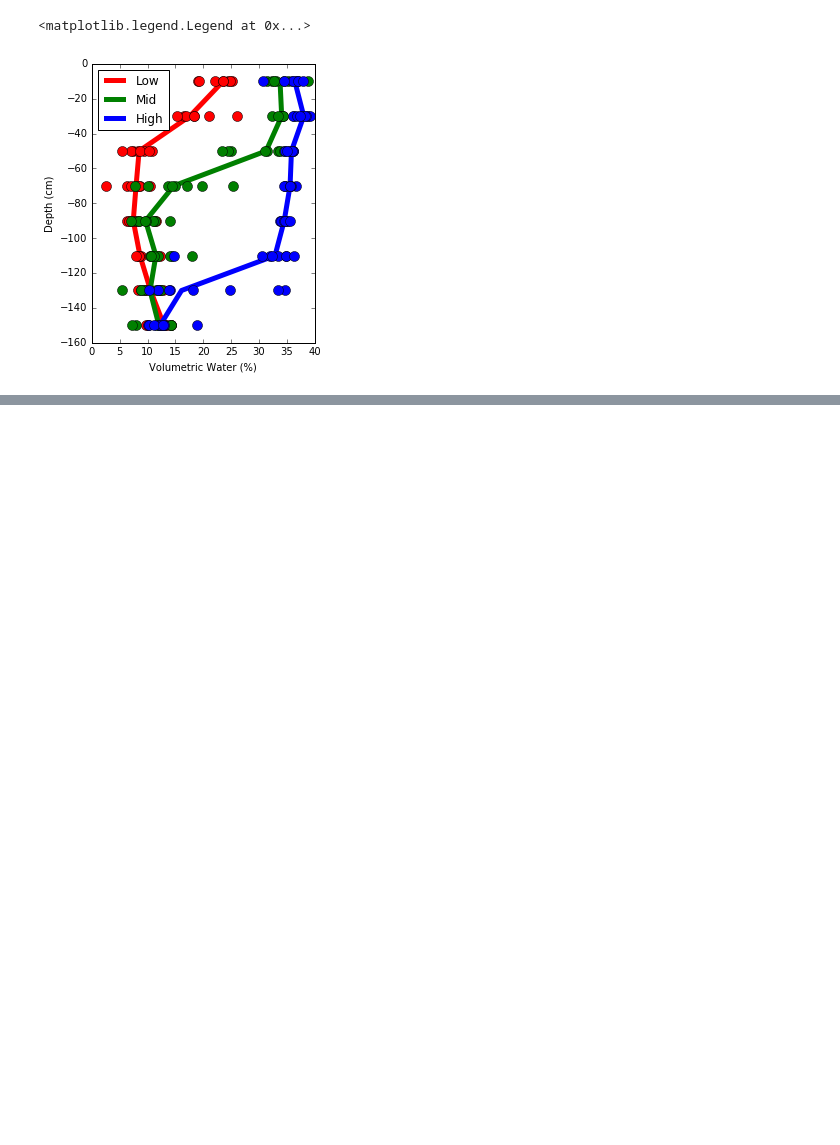
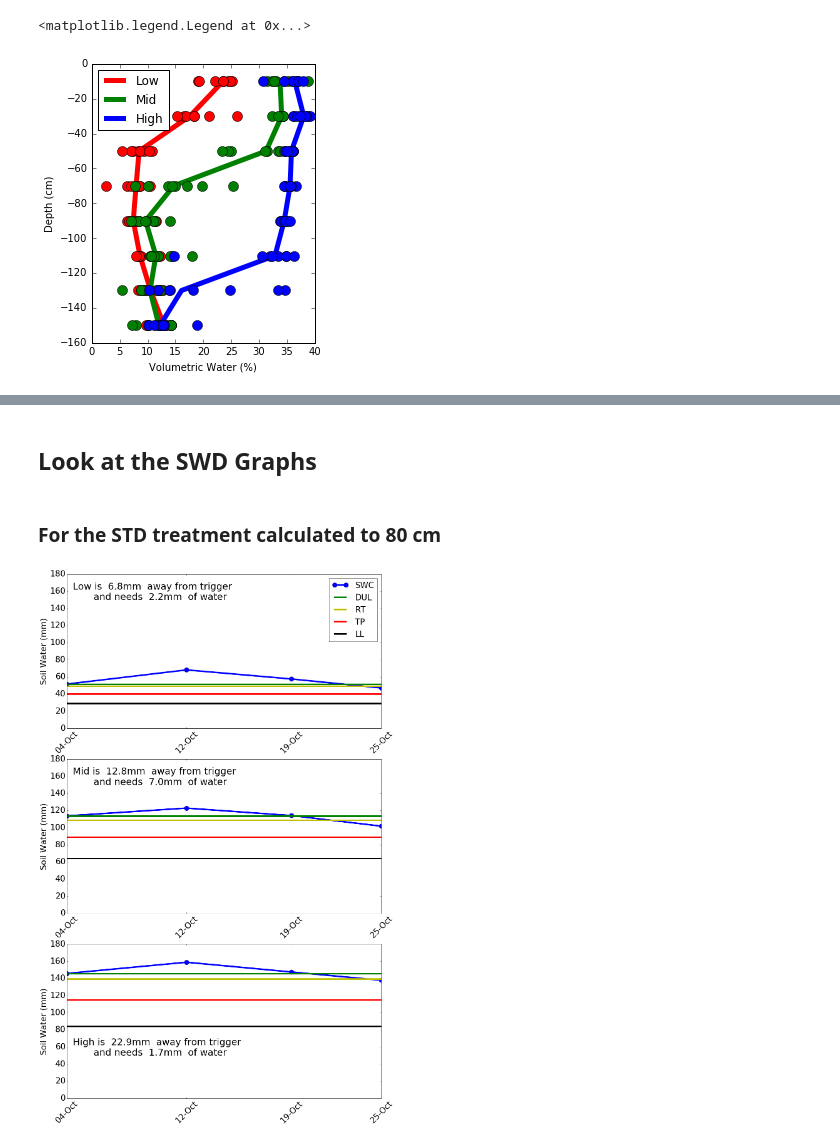
Before and after one commit to PlantandFoodResearch/MVI, a Jupyter notebook: RA1.3/GetSoilWaterData.ipynb, the cells around one changed output, grey strips where cells are left out. Drawn from its saved outputs; the diff is of its cells as text; code cells hidden in the pictures; blank space fills up the shorter version.

```diff
--- a/RA1.3/GetSoilWaterData.ipynb
+++ b/RA1.3/GetSoilWaterData.ipynb
@@ -151,0 +221,13 @@ for Date in ObsDates:
+# %%
+TreatIndex = pd.MultiIndex.from_product([['Low','Mid','High'],['STD','VRI']])
+ProfSWD = pd.DataFrame(index = ObsDates,columns = TreatIndex)
+SWD80 = pd.DataFrame(index = ObsDates,columns = TreatIndex)
+ProfSWC = pd.DataFrame(index = ObsDates,columns = TreatIndex)
+SWC80 = pd.DataFrame(index = ObsDates,columns = TreatIndex)
+for treat in TreatIndex:
+    for date in ProfSWD.index:
+        FiltSWC = (SoilWaterData.Zone == treat[0]) & (SoilWaterData.Irrig == treat[1]) & (SoilWaterData.Date == date)
+        ProfSWC.ix[date,treat] = SoilWaterData.ix[FiltSWC,['D0','D1','D2','D3','D4','D5','D6','D7']].mean(axis=0).sum()
+        SWC80.ix[date,treat] = SoilWaterData.ix[FiltSWC,['D0','D1','D2','D3']].mean(axis=0).sum()
+        ProfSWD.loc[date,treat] = ProfileParams.loc['DUL',treat] - ProfSWC.ix[date,treat]
+        SWD80.loc[date,treat] = Params80.loc['DUL',treat] - SWC80.ix[date,treat]
@@ -151,0 +265,37 @@ for Date in ObsDates:
+# %%
+def Graph80(Irr):
+    SWCGraphs = plt.figure(figsize=(18,30))
+    Zones = ['Low','Mid','High']
+    lines = ['-o','--']
+    lws = [5,1]
+    yposs = [150,150,50]
+    for pan in [0,1,2]:
+        Pannel = SWCGraphs.add_subplot(3,1,pan+1)
+        plt.plot(SWC80.ix[:,(Zones[pan],Irr)],'-o',color='b',lw=5,label='SWC',ms=15)
+        Xs = [ProfSWC.index.min(),ProfSWC.index.max()]
+        plt.plot(Xs,[Params80.loc['DUL',(Zones[pan],Irr)]]*2,'-',color='g',lw=5,label='DUL')
+        plt.plot(Xs,[Params80.loc['RT',(Zones[pan],Irr)]]*2,'-',color='y',lw=5,label='RT')
+        plt.plot(Xs,[Params80.loc['TP',(Zones[pan],Irr)]]*2,'-',color='r',lw=5,label='TP')
+        plt.plot(Xs,[Params80.loc['LL',(Zones[pan],Irr)]]*2,'-',color='k',lw=5,label='LL')
+        Latest = SWC80.index.max()
+        IrrigNeeded = Params80.loc['RT',(Zones[pan],Irr)] - SWC80.ix[Latest,(Zones[pan],Irr)]
+        AvailableWater = SWC80.ix[Latest,(Zones[pan],Irr)] - Params80.loc['TP',(Zones[pan],Irr)]
+        plt.ylim(0,180)
+        plt.ylabel('Soil Water (mm)',fontsize=26)
+        plt.xticks(ProfSWC.index)
+        Pannel.xaxis.set_major_formatter(mdates.DateFormatter('%d-%b'))
+        plt.xticks(rotation=45)
+        plt.tick_params(labelsize=26)
+        tag = '  ' + Zones[pan] + ' is  ' '%.1f'%AvailableWater + 'mm  away from trigger \n'+\
+                  '         and needs  ' + '%.1f'%IrrigNeeded + 'mm  of water'
+        plt.text(SWC80.index.min(),yposs[pan],tag,fontsize=30)
+        if pan == 0:
+            plt.legend(loc=1,fontsize=26)
+# %% [markdown]
+## Look at the SWD Graphs
+# %% [markdown]
+### For the STD treatment calculated to 80 cm
+# %%
+Graph80('STD')
+# %% [output]
+[figure, added]
```
Also changed, not shown: parts of 28 cells of this notebook.
